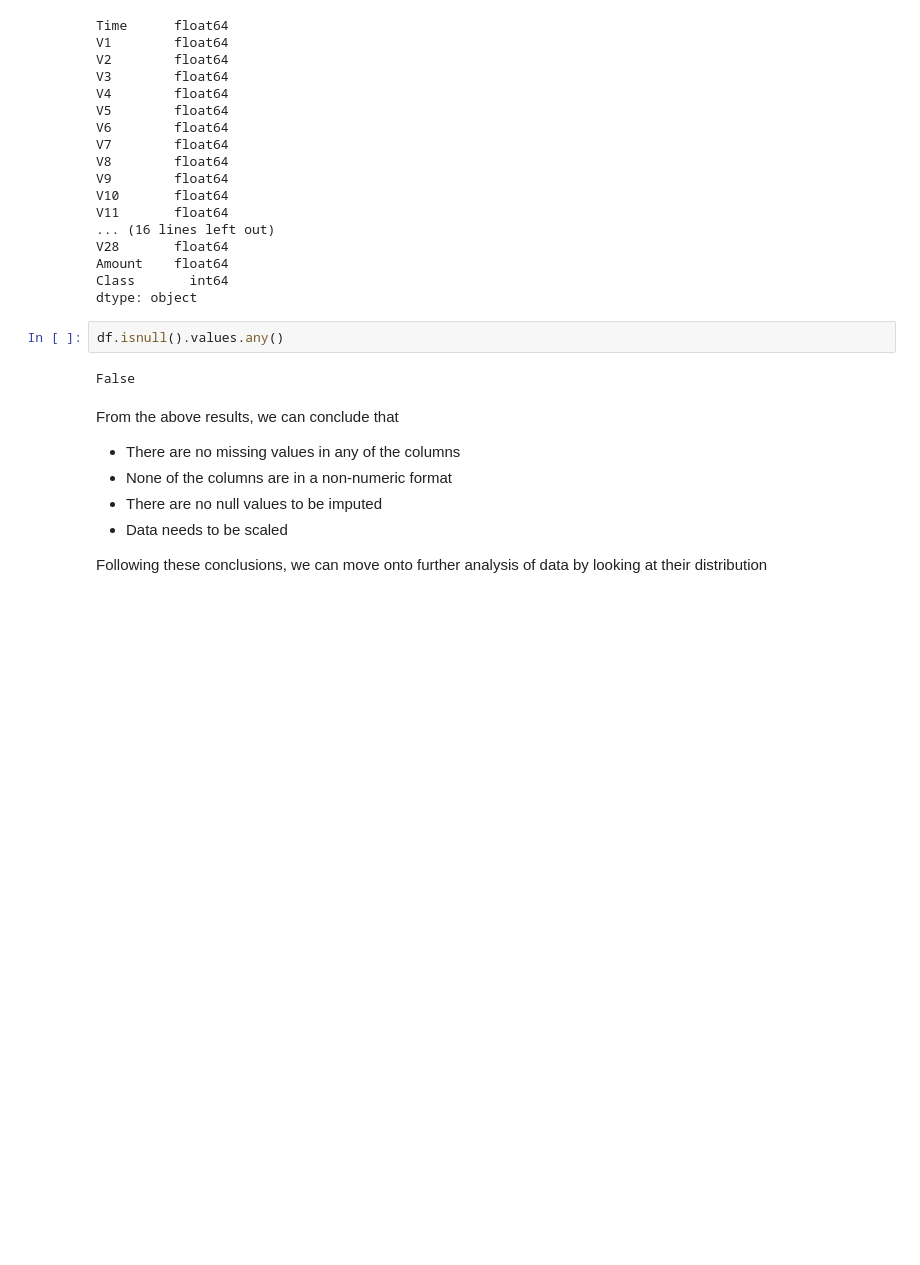
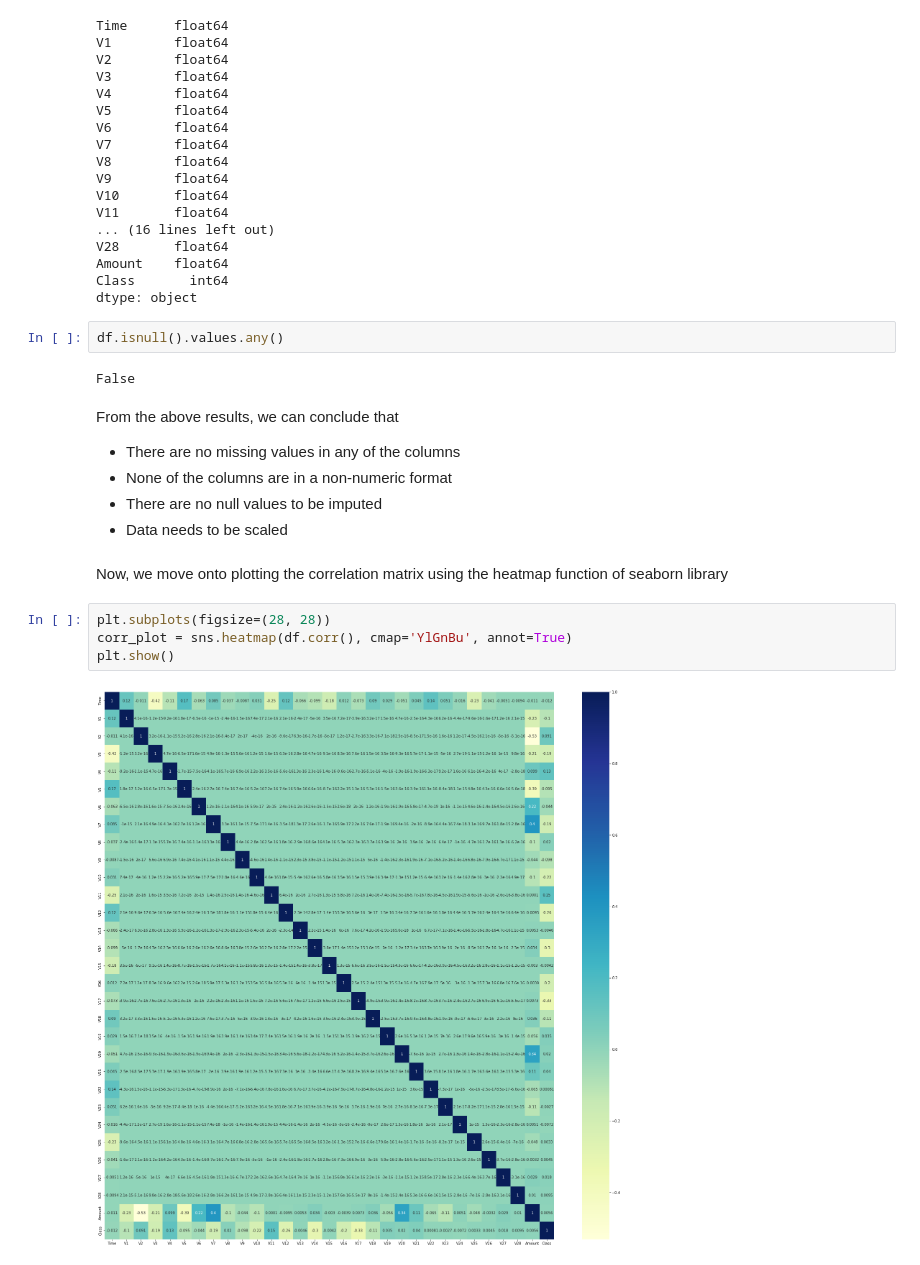
Before and after one commit to sivadhulipala1999/credit-card-fraud-detection, a Jupyter notebook: eda/data_munging.ipynb, the cells around one changed output. Saved outputs shown, nothing was run; the diff lists cells and outputs as text; blank space fills up the shorter version.

```diff
--- a/eda/data_munging.ipynb
+++ b/eda/data_munging.ipynb
@@ -54,5 +56,11 @@ From the above results, we can conclude that
 <li>There are no null values to be imputed</li>
 <li>Data needs to be scaled</li>
 </ul>
-
-Following these conclusions, we can move onto further analysis of data by looking at their distribution
+# %% [markdown]
+Now, we move onto plotting the correlation matrix using the heatmap function of seaborn library
+# %%
+plt.subplots(figsize=(28, 28))
+corr_plot = sns.heatmap(df.corr(), cmap='YlGnBu', annot=True)
+plt.show()
+# %% [output]
+[figure, added]
```
Also changed, not shown: parts of 3 cells of this notebook.
